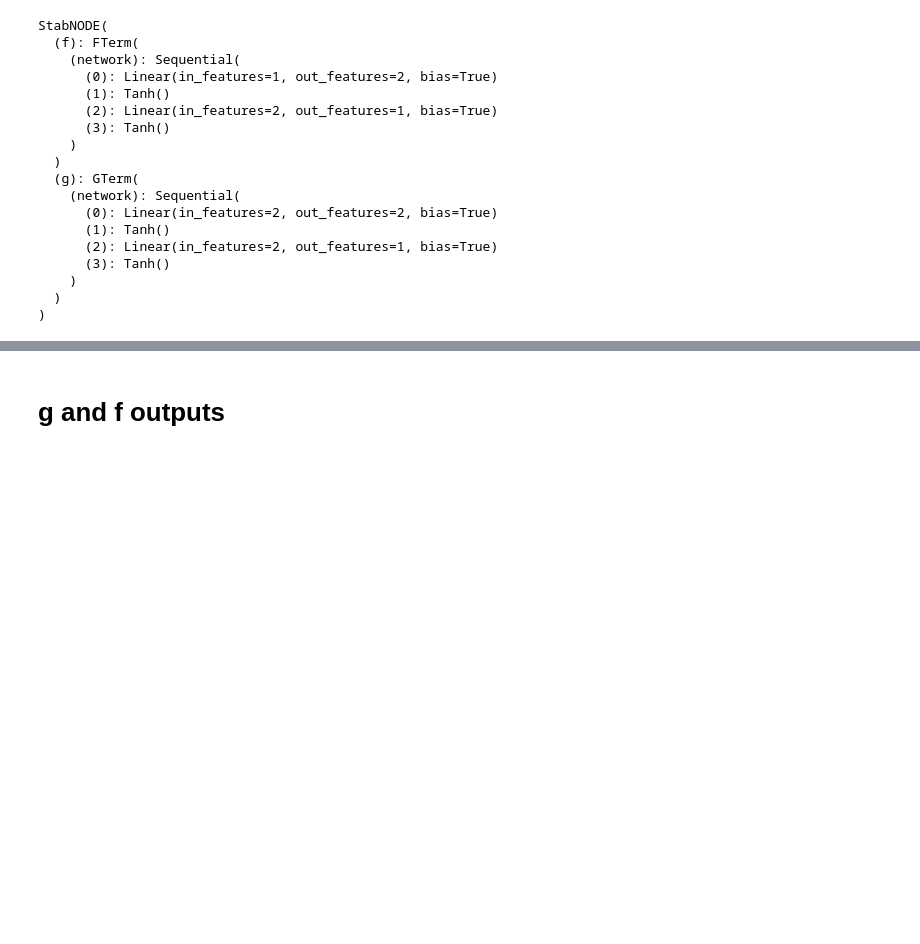
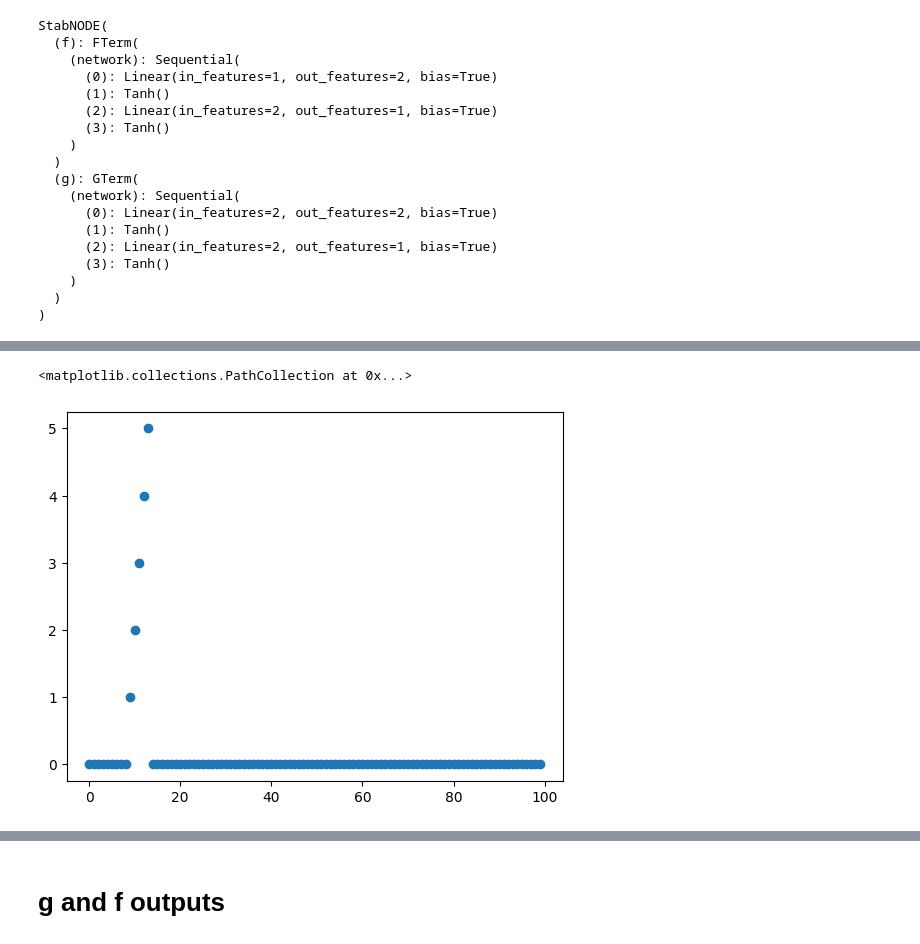
Before and after one commit to MalachiteWind/stable_node_control, a Jupyter notebook: playground.ipynb, the cells around one changed output, grey strips where cells are left out. Drawn from its saved outputs; the diff is of its cells as text; code cells hidden in the pictures; blank space fills up the shorter version.

```diff
--- a/playground.ipynb
+++ b/playground.ipynb
@@ -151,3 +191,12 @@ list(f.parameters())+list(g.parameters())
+# %%
+import pickle
+with open("results/test_model_log.pkl", 'rb') as f:
+    log_history_load = pickle.load(f)
+
+plt.scatter(np.arange(len(log_history_load['patience_hist'])),log_history_load['patience_hist'])
+# %% [output]
+<matplotlib.collections.PathCollection at 0x...>
+[figure, added]
 # %%
 tau_span = tau_train.clone().detach().to(dtype=torch.float32, device=device)
 x0 = X_train[0].reshape(-1, 1).clone().detach().to(dtype=torch.float32,device=device)
```
Also changed, not shown: parts of 25 cells of this notebook, 8 other files.
